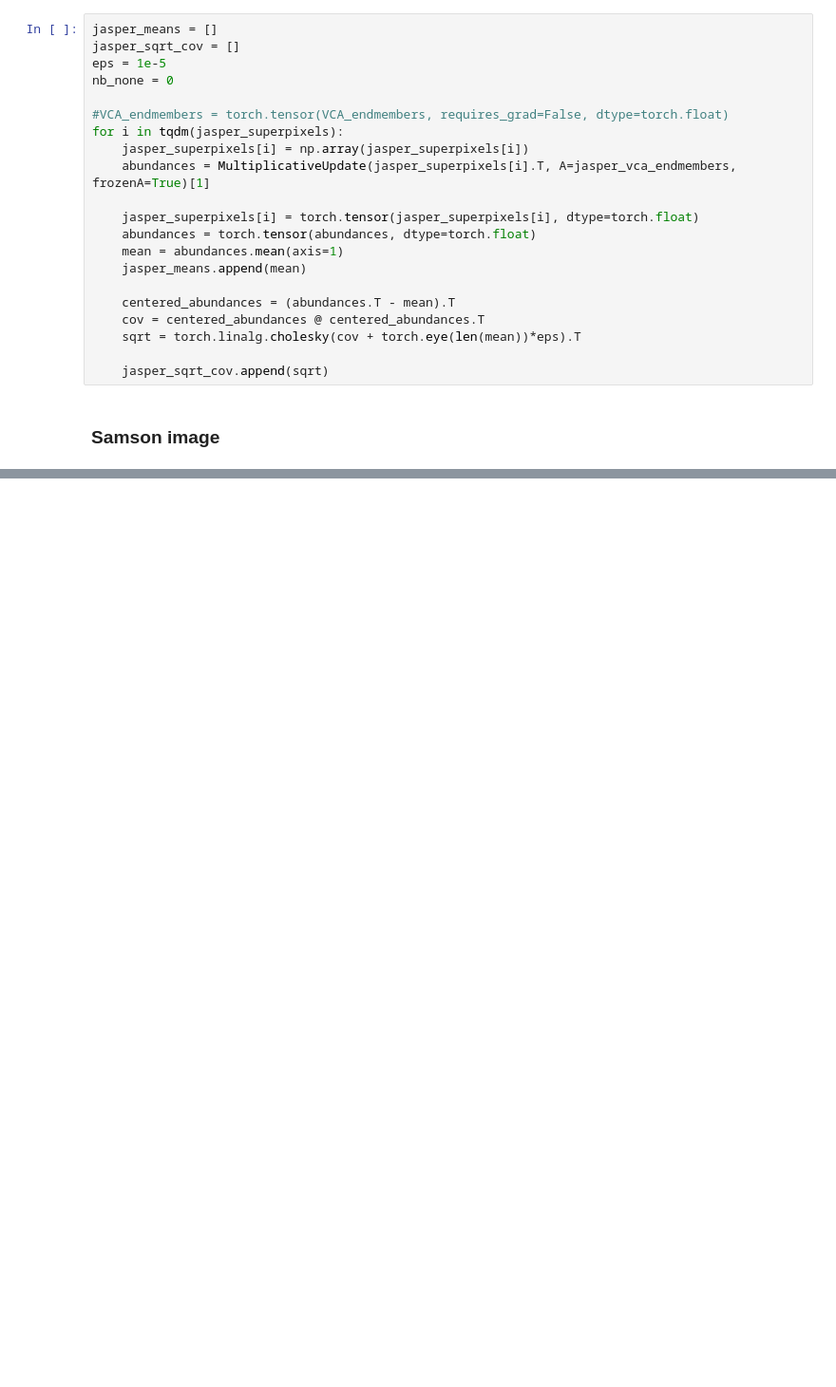
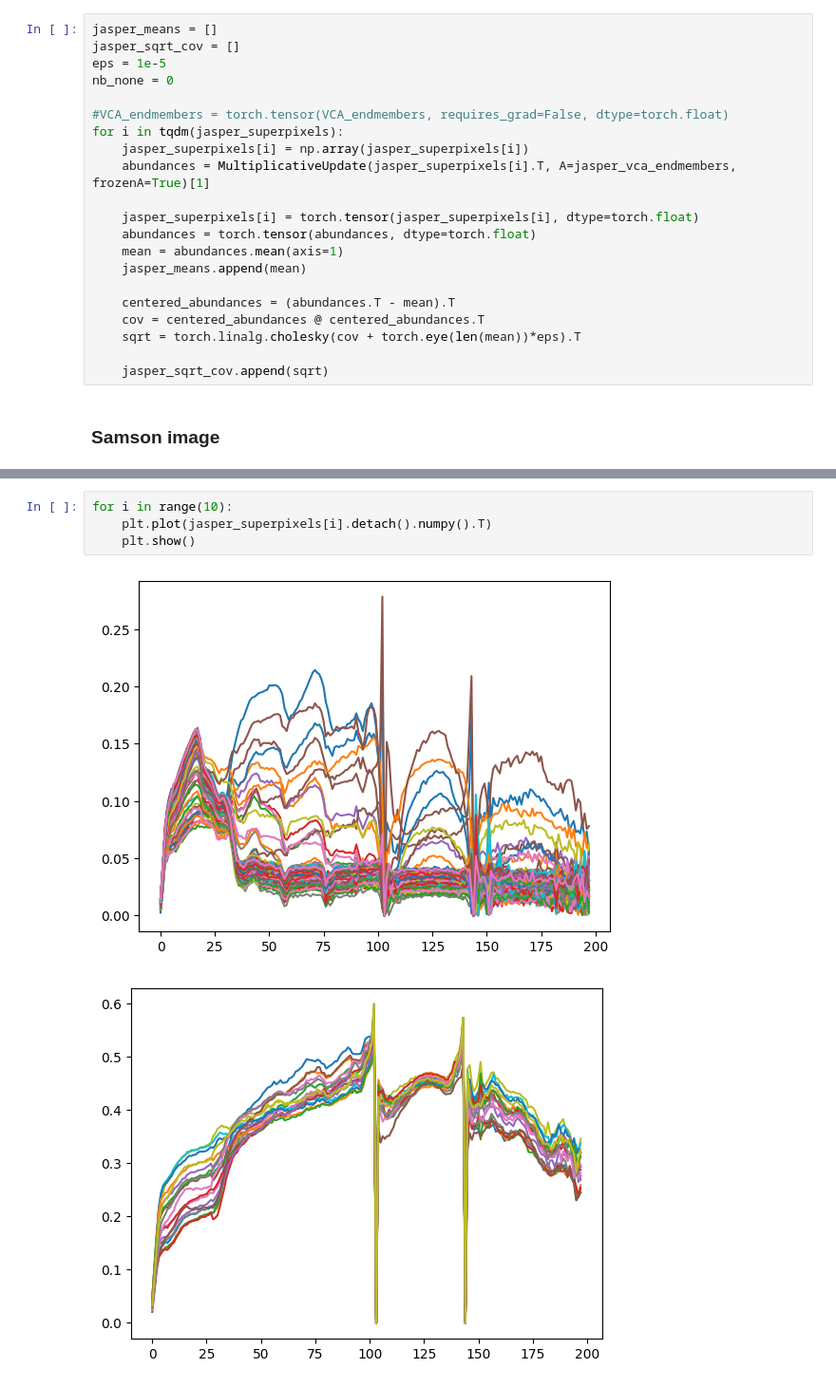
Before and after one commit to JulienAjdenbaum/hyperspectral_adversarial_AEENet, a Jupyter notebook: AAENet/AAENet.ipynb, the cells around one changed output, grey strips where cells are left out. Shown at 95% size. Drawn from its saved outputs; the diff is of its cells as text; blank space fills up the shorter version.

```diff
--- a/AAENet/AAENet.ipynb
+++ b/AAENet/AAENet.ipynb
@@ -770,0 +292,7 @@ load(file, mmap_mode=None, allow_pickle=False, fix_imports=True, encoding='ASCII
+# %%
+for i in range(10):
+    plt.plot(jasper_superpixels[i].detach().numpy().T)
+    plt.show()
+# %% [output]
+[figure, added]
+[figure, added]
```
Also changed, not shown: parts of 56 cells of this notebook.
